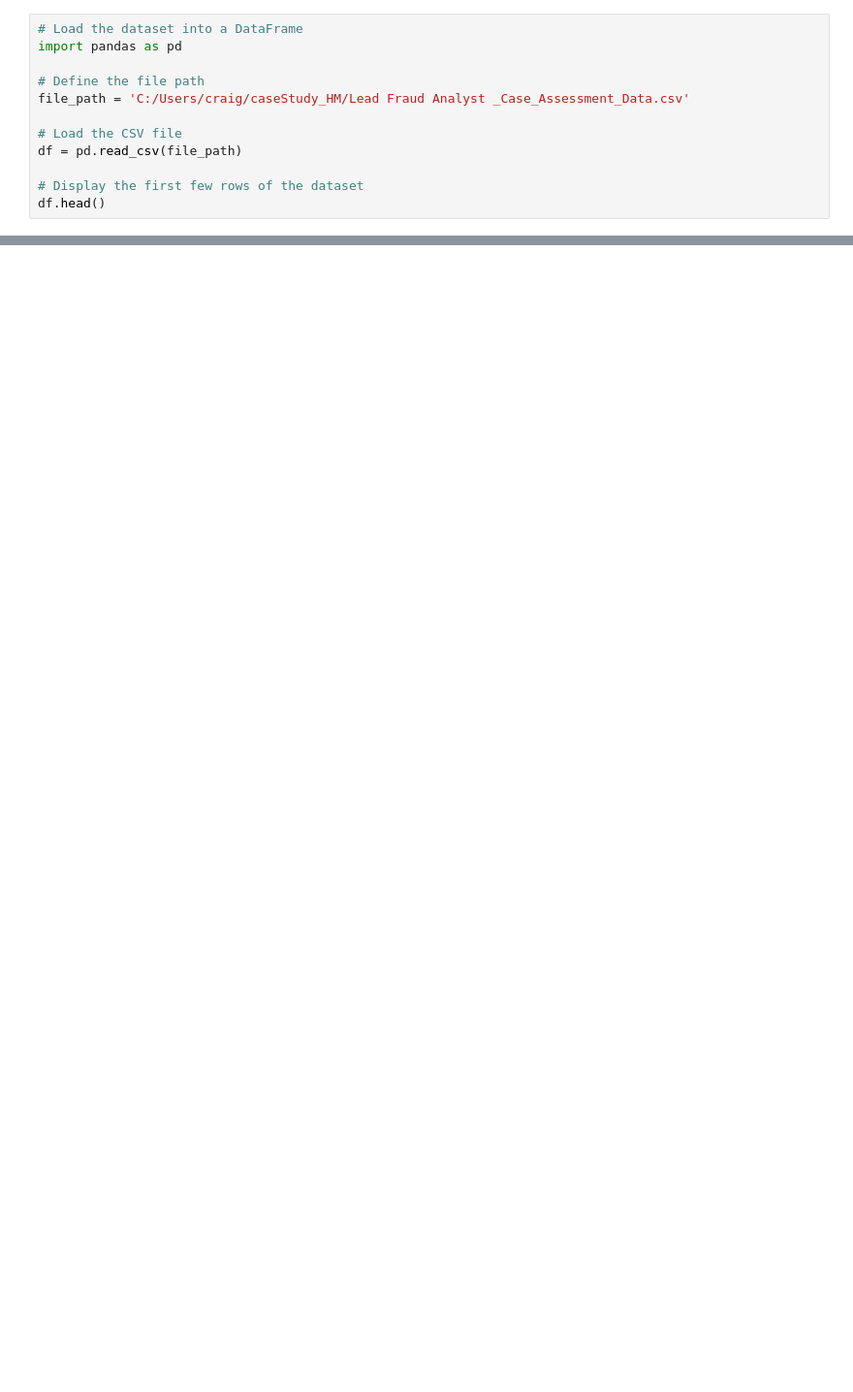
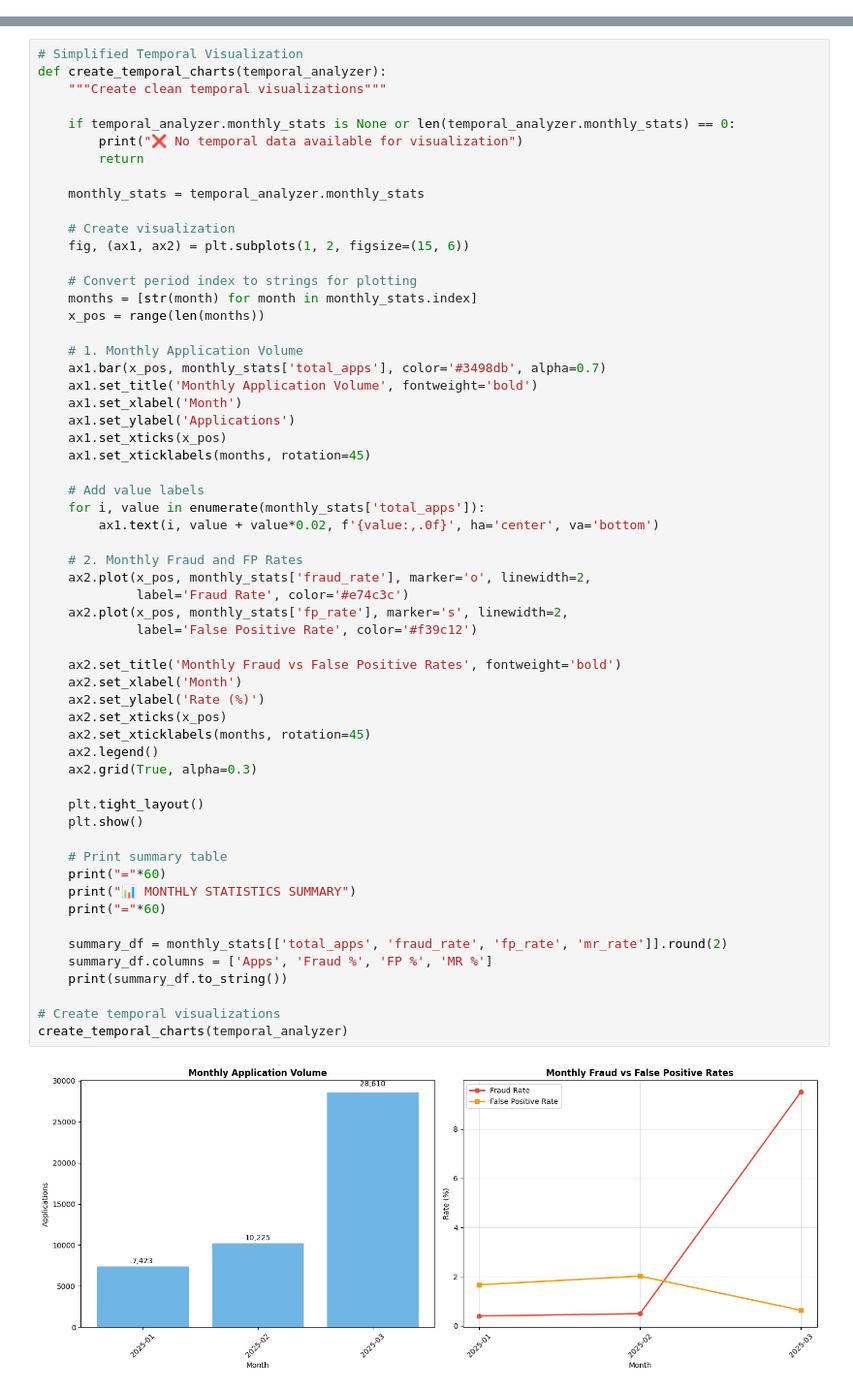
Before and after one commit to clderoch/caseStudy_HM, a Jupyter notebook: Data_Analysis/Fraud_Analysis.ipynb, the cells around one changed output, grey strips where cells are left out. Shown at 97% size. Saved outputs shown, nothing was run; the diff lists cells and outputs as text; blank space fills up the shorter version.

Commit message:
Code Cleanup and File cleanup

```diff
--- a/Data_Analysis/Fraud_Analysis.ipynb
+++ b/Data_Analysis/Fraud_Analysis.ipynb
@@ -1,12 +0,0 @@
-# %%
-# Load the dataset into a DataFrame
-import pandas as pd
-
-# Define the file path
-file_path = 'C:/Users/craig/caseStudy_HM/Lead Fraud Analyst _Case_Assessment_Data.csv'
-
-# Load the CSV file
-df = pd.read_csv(file_path)
-
-# Display the first few rows of the dataset
-df.head()
@@ -2588,0 +430,60 @@ Here's a summary of what was fixed:
+# %%
+# Simplified Temporal Visualization
+def create_temporal_charts(temporal_analyzer):
+    """Create clean temporal visualizations"""
+
+    if temporal_analyzer.monthly_stats is None or len(temporal_analyzer.monthly_stats) == 0:
+        print("❌ No temporal data available for visualization")
+        return
+
+    monthly_stats = temporal_analyzer.monthly_stats
+
+    # Create visualization
+    fig, (ax1, ax2) = plt.subplots(1, 2, figsize=(15, 6))
+
+    # Convert period index to strings for plotting
+    months = [str(month) for month in monthly_stats.index]
+    x_pos = range(len(months))
+
+    # 1. Monthly Application Volume
+    ax1.bar(x_pos, monthly_stats['total_apps'], color='#3498db', alpha=0.7)
+    ax1.set_title('Monthly Application Volume', fontweight='bold')
+    ax1.set_xlabel('Month')
+    ax1.set_ylabel('Applications')
+    ax1.set_xticks(x_pos)
+    ax1.set_xticklabels(months, rotation=45)
+
+    # Add value labels
+    for i, value in enumerate(monthly_stats['total_apps']):
+        ax1.text(i, value + value*0.02, f'{value:,.0f}', ha='center', va='bottom')
+
+    # 2. Monthly Fraud and FP Rates
+    ax2.plot(x_pos, monthly_stats['fraud_rate'], marker='o', linewidth=2,
+             label='Fraud Rate', color='#e74c3c')
+    ax2.plot(x_pos, monthly_stats['fp_rate'], marker='s', linewidth=2,
+             label='False Positive Rate', color='#f39c12')
+
+    ax2.set_title('Monthly Fraud vs False Positive Rates', fontweight='bold')
+    ax2.set_xlabel('Month')
+    ax2.set_ylabel('Rate (%)')
+    ax2.set_xticks(x_pos)
+    ax2.set_xticklabels(months, rotation=45)
+    ax2.legend()
+    ax2.grid(True, alpha=0.3)
+
+    plt.tight_layout()
+    plt.show()
+
+    # Print summary table
+    print("="*60)
+    print("📊 MONTHLY STATISTICS SUMMARY")
+    print("="*60)
+
+    summary_df = monthly_stats[['total_apps', 'fraud_rate', 'fp_rate', 'mr_rate']].round(2)
+    summary_df.columns = ['Apps', 'Fraud %', 'FP %', 'MR %']
+    print(summary_df.to_string())
+
+# Create temporal visualizations
+create_temporal_charts(temporal_analyzer)
+# %% [output]
+[figure, added]
```
Also changed, not shown: parts of 31 cells of this notebook, 28 other files.
